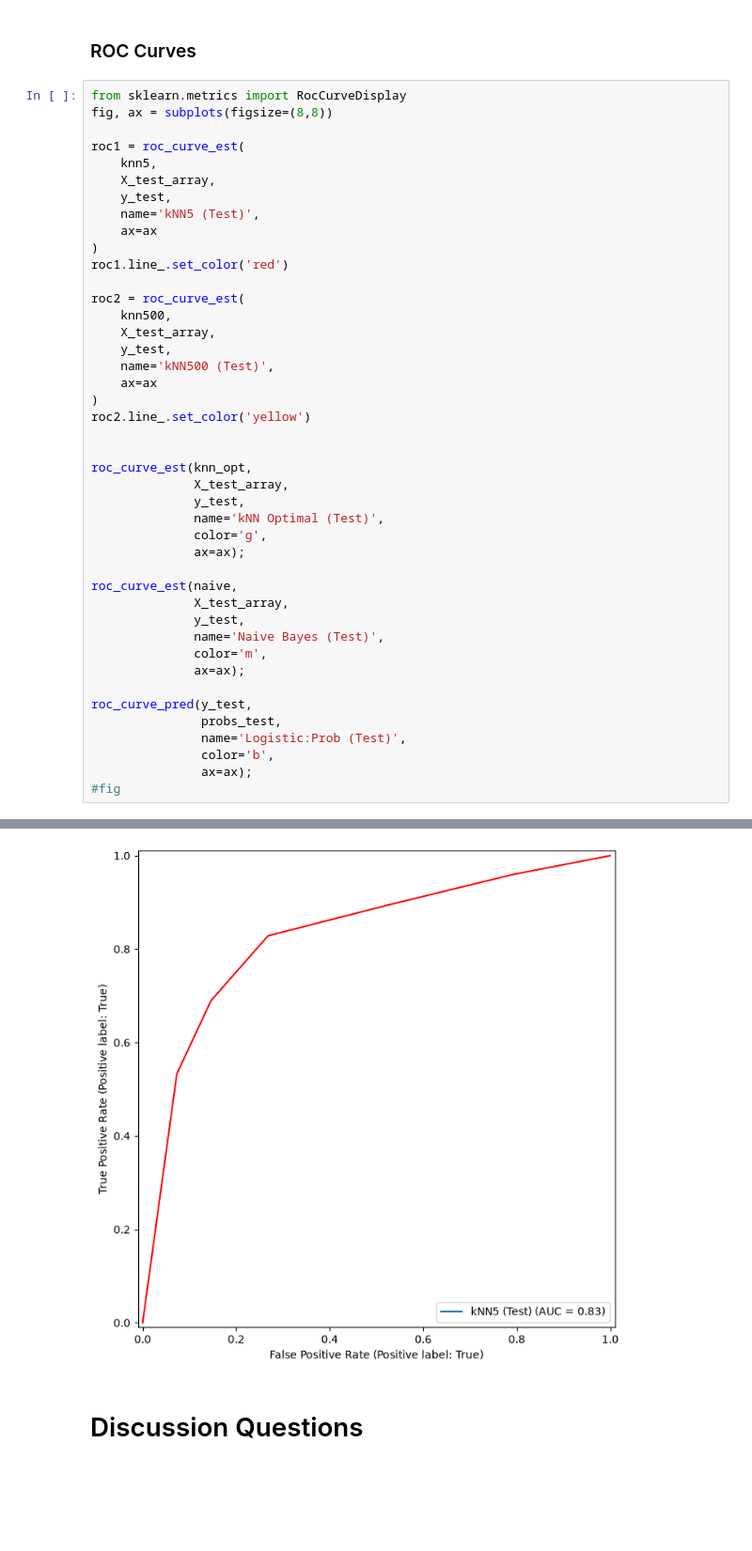
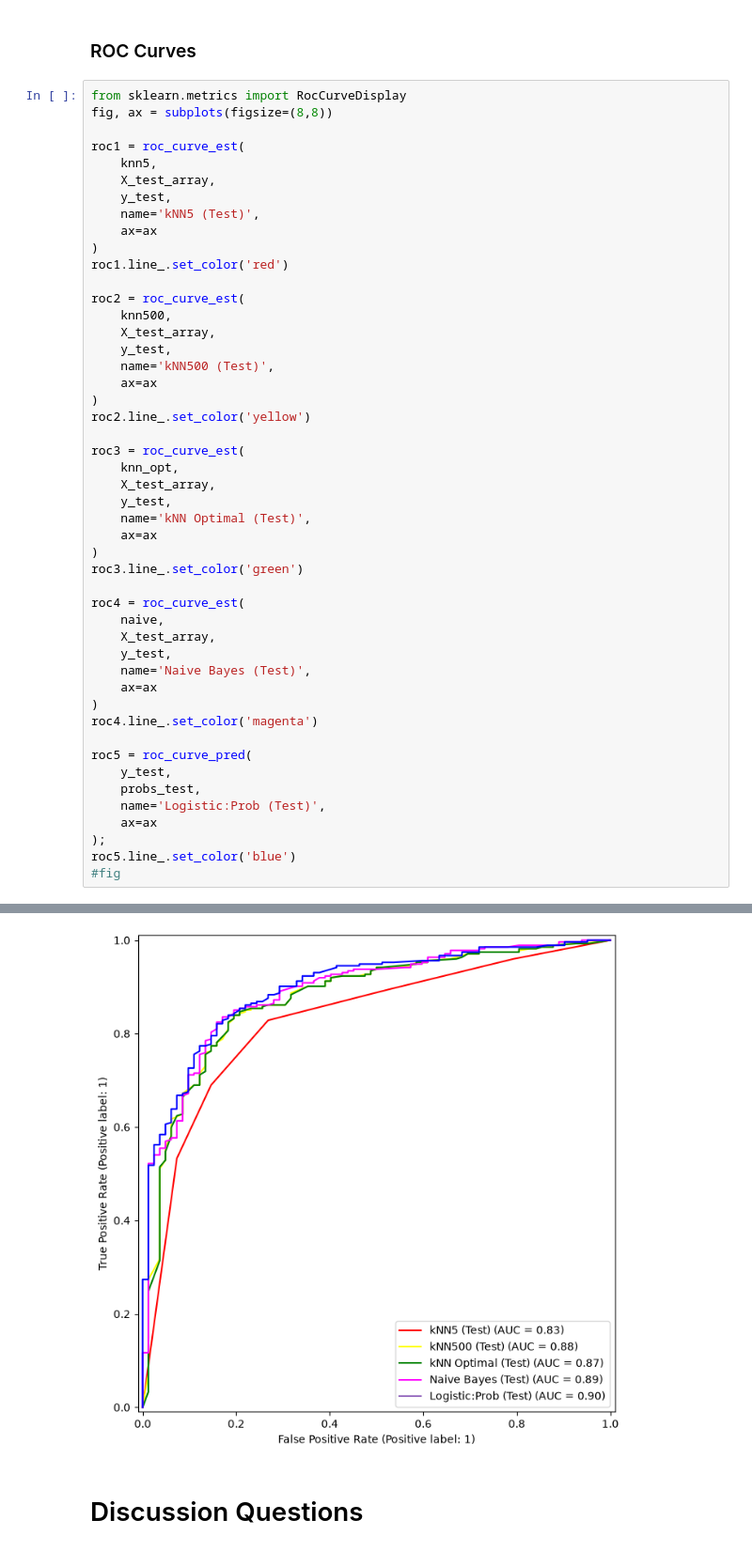
Before and after one commit to MrMoDoJoSr12/code_2600, a Jupyter notebook: mod06_classification.ipynb, the cells around one changed output, grey strips where cells are left out. Shown at 94% size. Saved outputs shown, nothing was run; the diff lists cells and outputs as text; blank space fills up the shorter version.

```diff
--- a/mod06_classification.ipynb
+++ b/mod06_classification.ipynb
@@ -400,25 +400,30 @@ roc2 = roc_curve_est(
 )
 roc2.line_.set_color('yellow')
 
+roc3 = roc_curve_est(
+    knn_opt,
+    X_test_array,
+    y_test,
+    name='kNN Optimal (Test)',
+    ax=ax
+)
+roc3.line_.set_color('green')
 
-roc_curve_est(knn_opt,
-              X_test_array,
-              y_test,
-              name='kNN Optimal (Test)',
-              color='g',
-              ax=ax);
+roc4 = roc_curve_est(
+    naive,
+    X_test_array,
+    y_test,
+    name='Naive Bayes (Test)',
+    ax=ax
+)
+roc4.line_.set_color('magenta')
 
-roc_curve_est(naive,
-              X_test_array,
-              y_test,
-              name='Naive Bayes (Test)',
-              color='m',
-              ax=ax);
-
-roc_curve_pred(y_test,
-               probs_test,
-               name='Logistic:Prob (Test)',
-               color='b',
-               ax=ax);
+roc5 = roc_curve_pred(
+    y_test,
+    probs_test,
+    name='Logistic:Prob (Test)',
+    ax=ax
+);
+roc5.line_.set_color('blue')
 #fig
 # %% [output]
@@ -426,4 +430,4 @@ TypeError: RocCurveDisplay.from_estimator() got an unexpected keyword argument '
-[figure, old version]
+[figure, new version]
 # %% [markdown]
 # Discussion Questions
 # %% [markdown]
```
Also changed, not shown: parts of 3 cells of this notebook.
